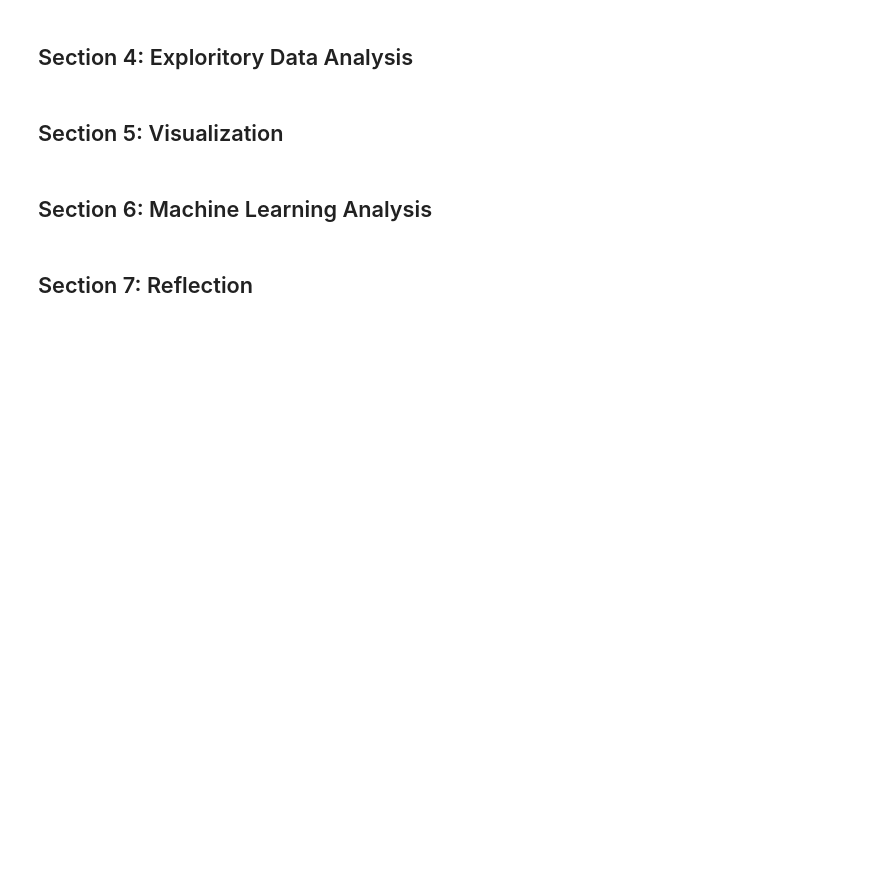
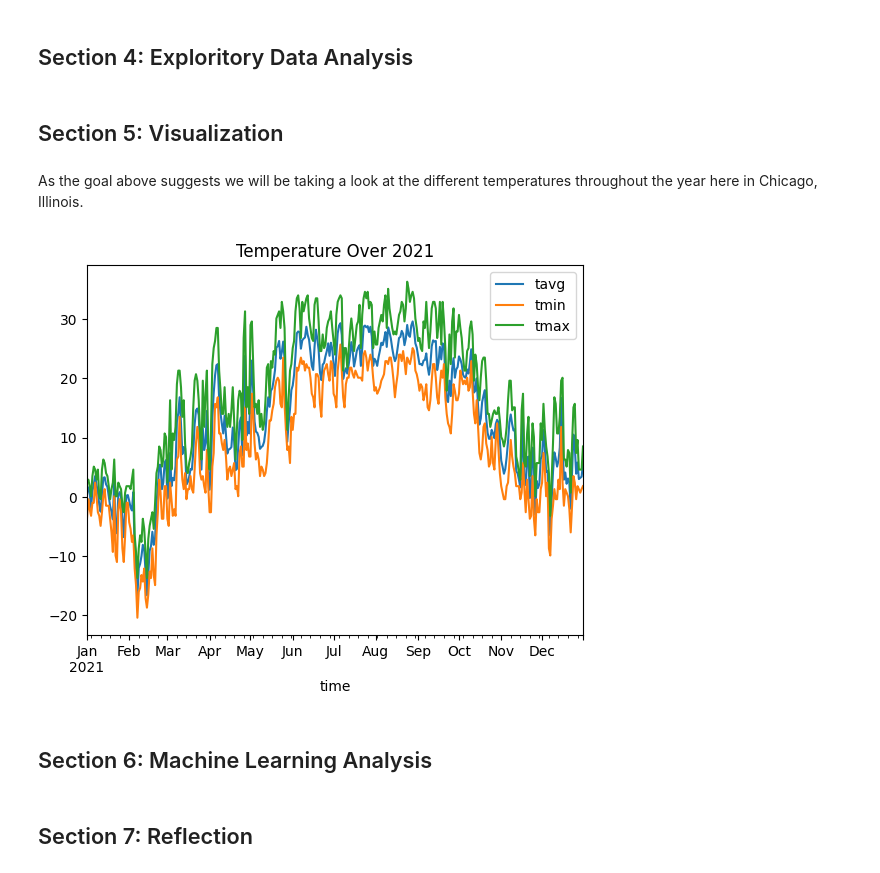
Before and after one commit to CS418/group-project-the-fast-the-curious, a Jupyter notebook: Project.ipynb, the cells around one changed output. Drawn from its saved outputs; the diff is of its cells as text; code cells hidden in the pictures; blank space fills up the shorter version.

```diff
--- a/Project.ipynb
+++ b/Project.ipynb
@@ -105,6 +105,30 @@ df
 ## Section 4: Exploritory Data Analysis <br>
 # %% [markdown]
 ## Section 5: Visualization <br>
+# %% [markdown]
+As the goal above suggests we will be taking a look at the different temperatures throughout the year here in Chicago, Illinois.
+# %%
+from datetime import datetime
+import matplotlib.pyplot as plt
+from meteostat import Point, Daily
+
+# Set time period
+start = datetime(2021, 1, 1)
+end = datetime(2021, 12, 31)
+
+# Create Point for Chicago
+chicago = Point(41.868755, -87.646090, 70)
+
+# Get daily data for 2018
+data = Daily(chicago, start, end)
+data = data.fetch()
+
+# Plot line chart including average, minimum and maximum temperature
+data.plot(y=['tavg', 'tmin', 'tmax'])
+plt.title("Temperature Over 2021")
+plt.show()
+# %% [output]
+[figure, added]
 # %% [markdown]
 ## Section 6: Machine Learning Analysis <br>
 # %% [markdown]
```
